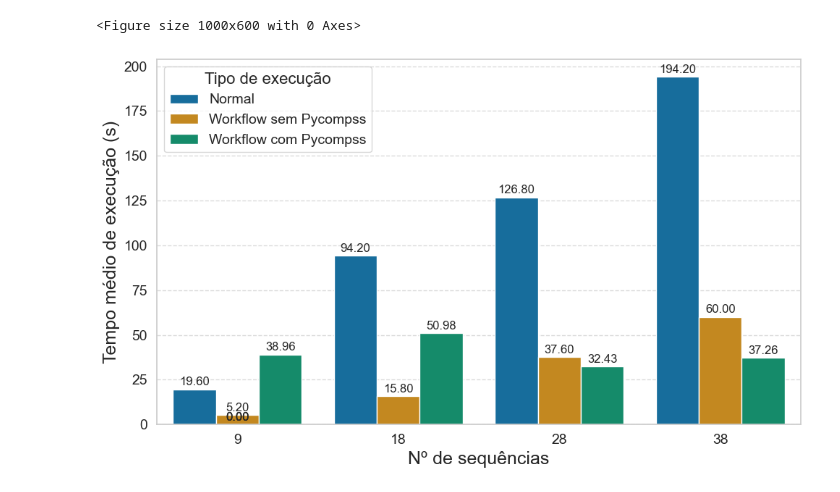
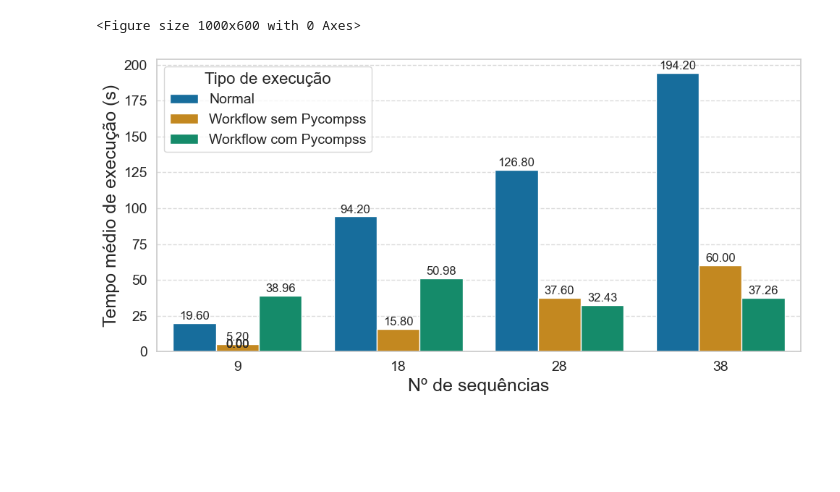
Before and after one commit to kelen-souza/Workflow-MASAOpenMP-PAStar, a Jupyter notebook: experiments/Time comparison.ipynb, the cells around one changed output. Drawn from its saved outputs; the diff is of its cells as text; code cells hidden in the pictures; blank space fills up the shorter version.

```diff
--- a/experiments/Time comparison.ipynb
+++ b/experiments/Time comparison.ipynb
@@ -2,7 +2,6 @@
 import pandas as pd
 import seaborn as sns
 import matplotlib.pyplot as plt
-
 plt.figure(figsize=(10,6))
 # Dados da tabela
 data = {
@@ -21,35 +20,35 @@ df_melted = df.melt(id_vars='Nº de sequências',
                     value_name='Tempo (s)')
 
 # Configurar estilo seaborn e paleta de cores para artigos científicos
 sns.set(style='whitegrid')  # estilo com grade horizontal clara
 paleta = sns.color_palette("colorblind")  # paleta amigável para impressão e daltonismo
 
 # Plotar gráfico de barras
-plt.figure(figsize=(10,6))
+plt.figure(figsize=(10,5))
 ax = sns.barplot(data=df_melted, x='Nº de sequências', y='Tempo (s)',
             hue='Tipo de execução', palette=paleta)
 for p in ax.patches:
     altura = p.get_height()
     ax.text(
         x=p.get_x() + p.get_width() / 2,  # centro da barra
         y=altura + 1,                     # um pouco acima da barra
         s=f'{altura:.2f}',                # valor formatado com 2 casas decimais
         ha='center', va='bottom', fontsize=12
     )
 
 # Ajustes visuais
 plt.ylabel('Tempo médio de execução (s)', fontsize=18)
 plt.xlabel('Nº de sequências', fontsize=18)
 ax.tick_params(axis='y', labelsize=14) # Change labelsize to your desired value
 ax.tick_params(axis='x', labelsize=14) # Change labelsize to your desired value
 plt.legend(title='Tipo de execução', fontsize=14, title_fontsize=16)
 plt.grid(axis='y', linestyle='--', alpha=0.7)  # grade horizontal estilizada
 plt.tight_layout()
 #plt.show()
 plt.savefig("desempenho_tipo.svg", dpi=300)
 # %% [output]
 <Figure size 1000x600 with 0 Axes>
-[figure, old version]
+[figure, new version]
 # %%
 def comparar_versoes(v1, v2, nome1, nome2):
     resultados = []
```
Also changed, not shown: parts of 1 cell of this notebook, 2 other files.
